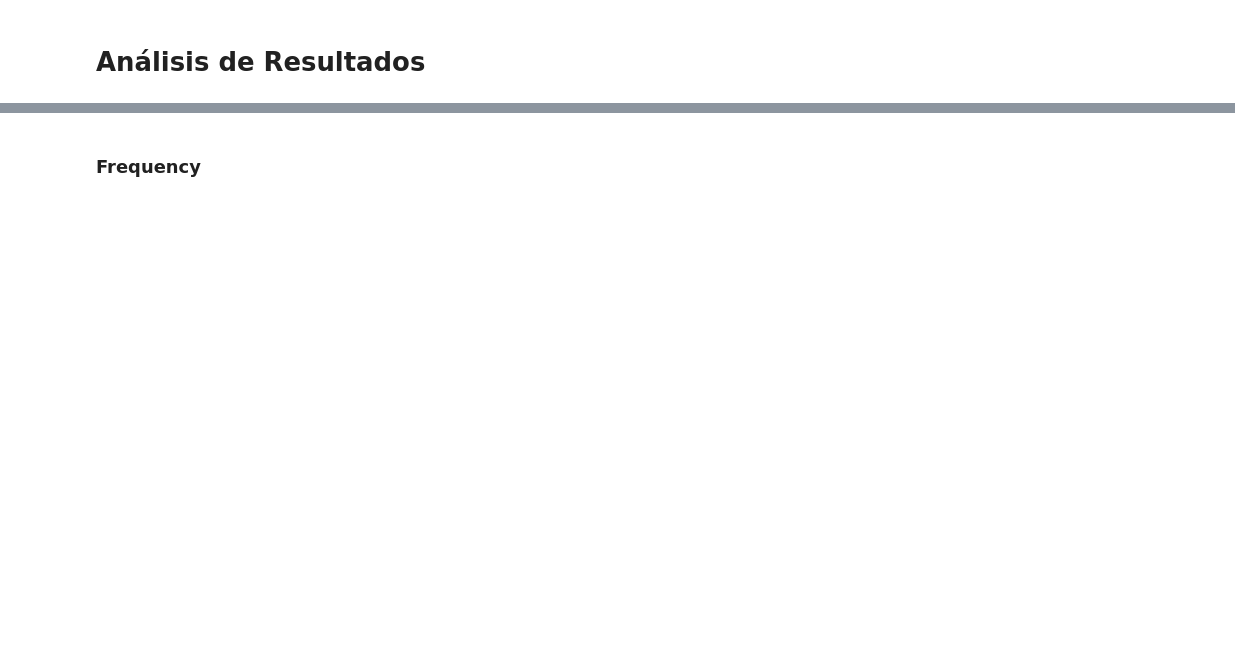
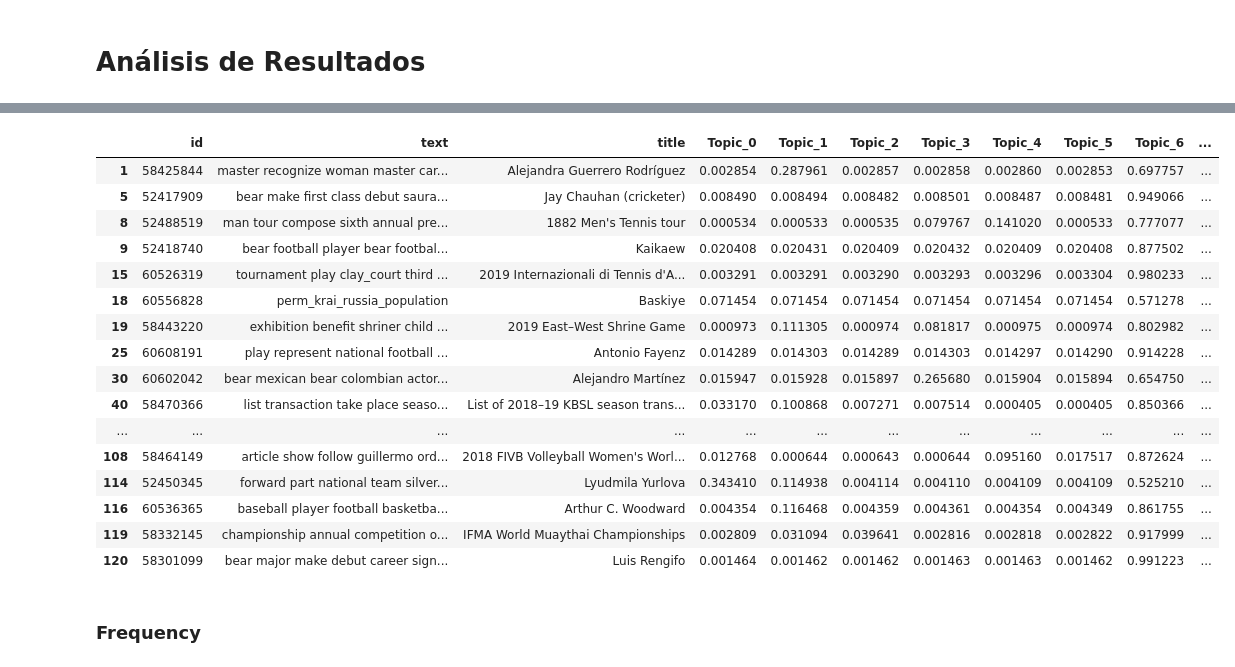
Before and after one commit to garoblesmeli/fiuba-fallas2-tweets-feelings, a Jupyter notebook: wikipedia_article_analyzer.ipynb, the cells around one changed output, grey strips where cells are left out. Drawn from its saved outputs; the diff is of its cells as text; code cells hidden in the pictures; blank space fills up the shorter version.

```diff
--- a/wikipedia_article_analyzer.ipynb
+++ b/wikipedia_article_analyzer.ipynb
@@ -147,3 +186,23 @@ lda_results.head(60)
+# %%
+lda_results[lda_results.Dominant_Topic == "Topic 6"].head(30)
+# %% [output]
+|  | id | text | title | Topic_0 | Topic_1 | Topic_2 | Topic_3 | Topic_4 | Topic_5 | Topic_6 | ... |
+| 1 | 58425844 | master recognize woman master car... | Alejandra Guerrero Rodríguez | 0.002854 | 0.287961 | 0.002857 | 0.002858 | 0.002860 | 0.002853 | 0.697757 | ... |
+| 5 | 52417909 | bear make first class debut saura... | Jay Chauhan (cricketer) | 0.008490 | 0.008494 | 0.008482 | 0.008501 | 0.008487 | 0.008481 | 0.949066 | ... |
+| 8 | 52488519 | man tour compose sixth annual pre... | 1882 Men's Tennis tour | 0.000534 | 0.000533 | 0.000535 | 0.079767 | 0.141020 | 0.000533 | 0.777077 | ... |
+| 9 | 52418740 | bear football player bear footbal... | Kaikaew | 0.020408 | 0.020431 | 0.020409 | 0.020432 | 0.020409 | 0.020408 | 0.877502 | ... |
+| 15 | 60526319 | tournament play clay_court third ... | 2019 Internazionali di Tennis d'A... | 0.003291 | 0.003291 | 0.003290 | 0.003293 | 0.003296 | 0.003304 | 0.980233 | ... |
+| 18 | 60556828 | perm_krai_russia_population | Baskiye | 0.071454 | 0.071454 | 0.071454 | 0.071454 | 0.071454 | 0.071454 | 0.571278 | ... |
+| 19 | 58443220 | exhibition benefit shriner child ... | 2019 East–West Shrine Game | 0.000973 | 0.111305 | 0.000974 | 0.081817 | 0.000975 | 0.000974 | 0.802982 | ... |
+| 25 | 60608191 | play represent national football ... | Antonio Fayenz | 0.014289 | 0.014303 | 0.014289 | 0.014303 | 0.014297 | 0.014290 | 0.914228 | ... |
+| 30 | 60602042 | bear mexican bear colombian actor... | Alejandro Martínez | 0.015947 | 0.015928 | 0.015897 | 0.265680 | 0.015904 | 0.015894 | 0.654750 | ... |
+| 40 | 58470366 | list transaction take place seaso... | List of 2018–19 KBSL season trans... | 0.033170 | 0.100868 | 0.007271 | 0.007514 | 0.000405 | 0.000405 | 0.850366 | ... |
+| ... | ... | ... | ... | ... | ... | ... | ... | ... | ... | ... | ... |
+| 108 | 58464149 | article show follow guillermo ord... | 2018 FIVB Volleyball Women's Worl... | 0.012768 | 0.000644 | 0.000643 | 0.000644 | 0.095160 | 0.017517 | 0.872624 | ... |
+| 114 | 52450345 | forward part national team silver... | Lyudmila Yurlova | 0.343410 | 0.114938 | 0.004114 | 0.004110 | 0.004109 | 0.004109 | 0.525210 | ... |
+| 116 | 60536365 | baseball player football basketba... | Arthur C. Woodward | 0.004354 | 0.116468 | 0.004359 | 0.004361 | 0.004354 | 0.004349 | 0.861755 | ... |
+| 119 | 58332145 | championship annual competition o... | IFMA World Muaythai Championships | 0.002809 | 0.031094 | 0.039641 | 0.002816 | 0.002818 | 0.002822 | 0.917999 | ... |
+| 120 | 58301099 | bear major make debut career sign... | Luis Rengifo | 0.001464 | 0.001462 | 0.001462 | 0.001463 | 0.001463 | 0.001462 | 0.991223 | ... |
 # %% [markdown]
 ### Frequency
 # %%
```
Also changed, not shown: parts of 30 cells of this notebook, 2 other files.
